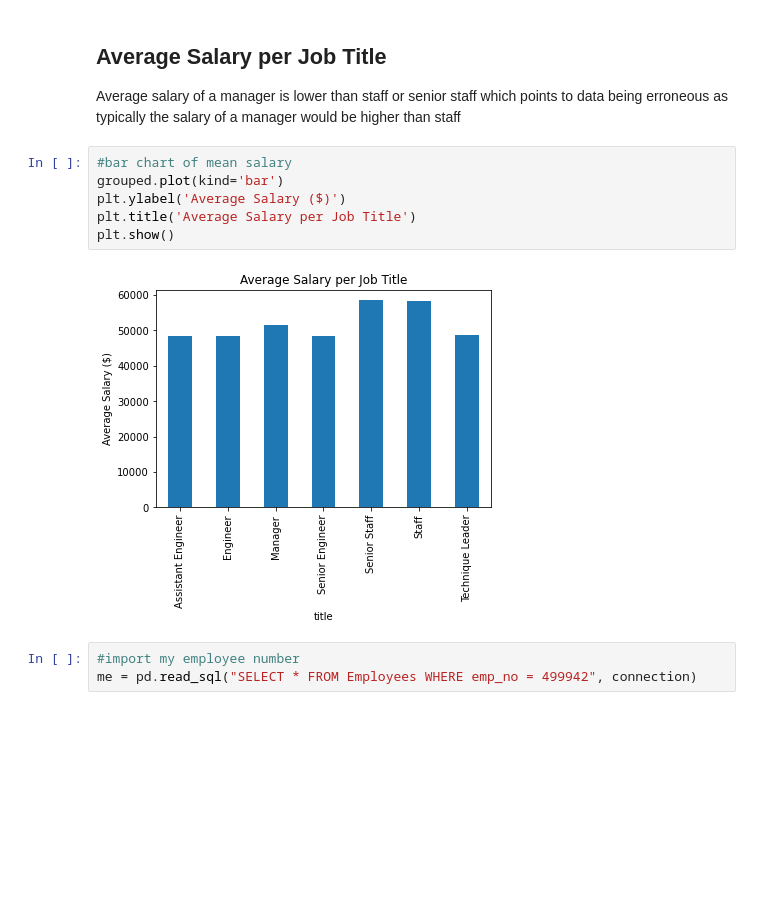
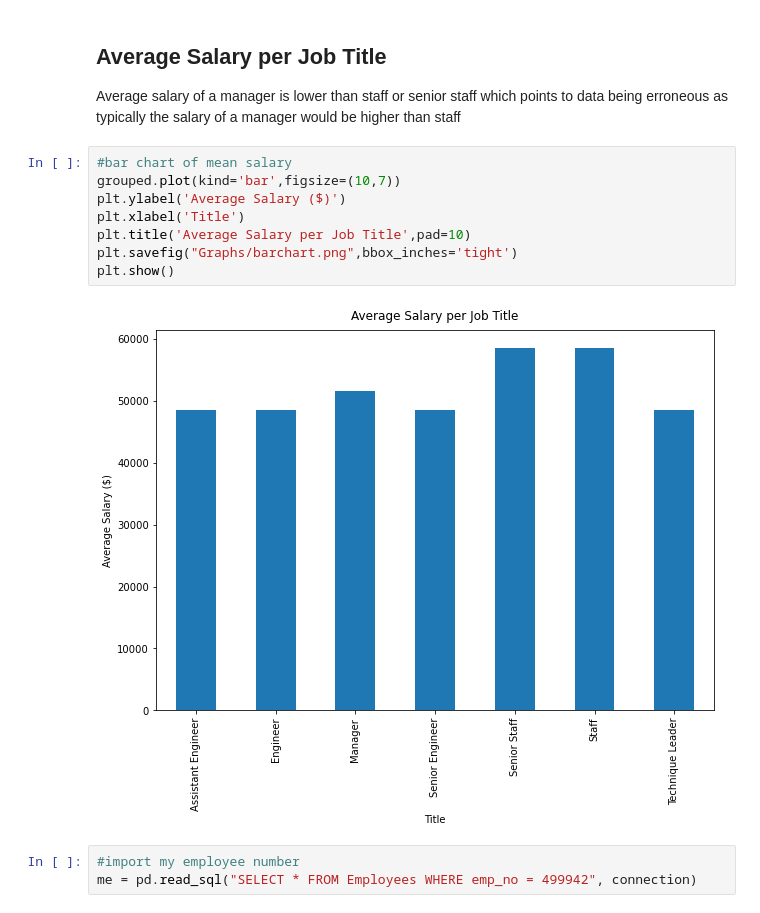
Before and after one commit to FernB/sql-challenge, a Jupyter notebook: Employee Summary.ipynb, the cells around one changed output. Cells and saved outputs as stored; diff of their text form; blank space fills up the shorter version.

```diff
--- a/Employee Summary.ipynb
+++ b/Employee Summary.ipynb
@@ -73,12 +74,14 @@ grouped = merge.groupby(['title'])['salary'].mean()
 Average salary of a manager is lower than staff or senior staff which points to data being erroneous as typically the salary of a manager would be higher than staff
 # %%
 #bar chart of mean salary
-grouped.plot(kind='bar')
+grouped.plot(kind='bar',figsize=(10,7))
 plt.ylabel('Average Salary ($)')
-plt.title('Average Salary per Job Title')
+plt.xlabel('Title')
+plt.title('Average Salary per Job Title',pad=10)
+plt.savefig("Graphs/barchart.png",bbox_inches='tight')
 plt.show()
 # %% [output]
-[figure, old version]
+[figure, new version]
 # %%
 #import my employee number
 me = pd.read_sql("SELECT * FROM Employees WHERE emp_no = 499942", connection)
```
Also changed, not shown: parts of 1 cell of this notebook, 4 other files.
